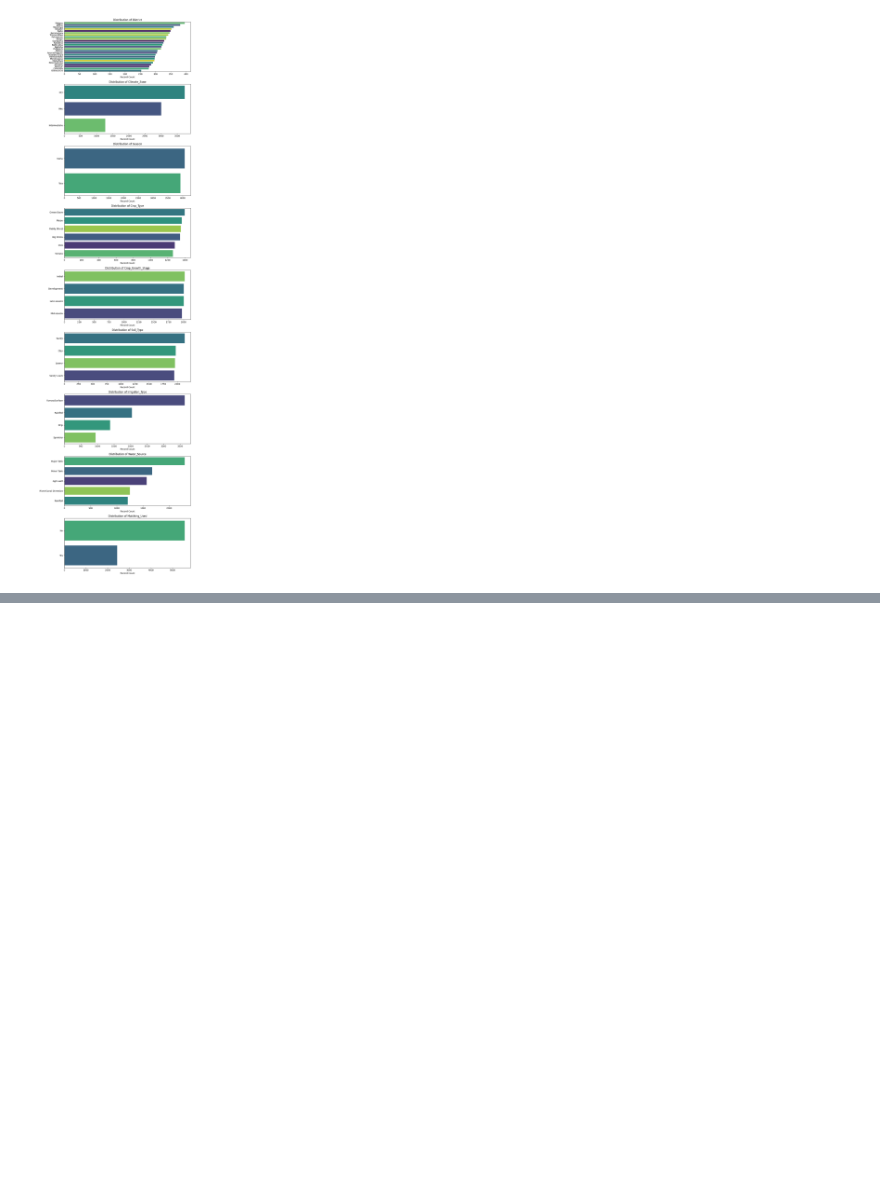
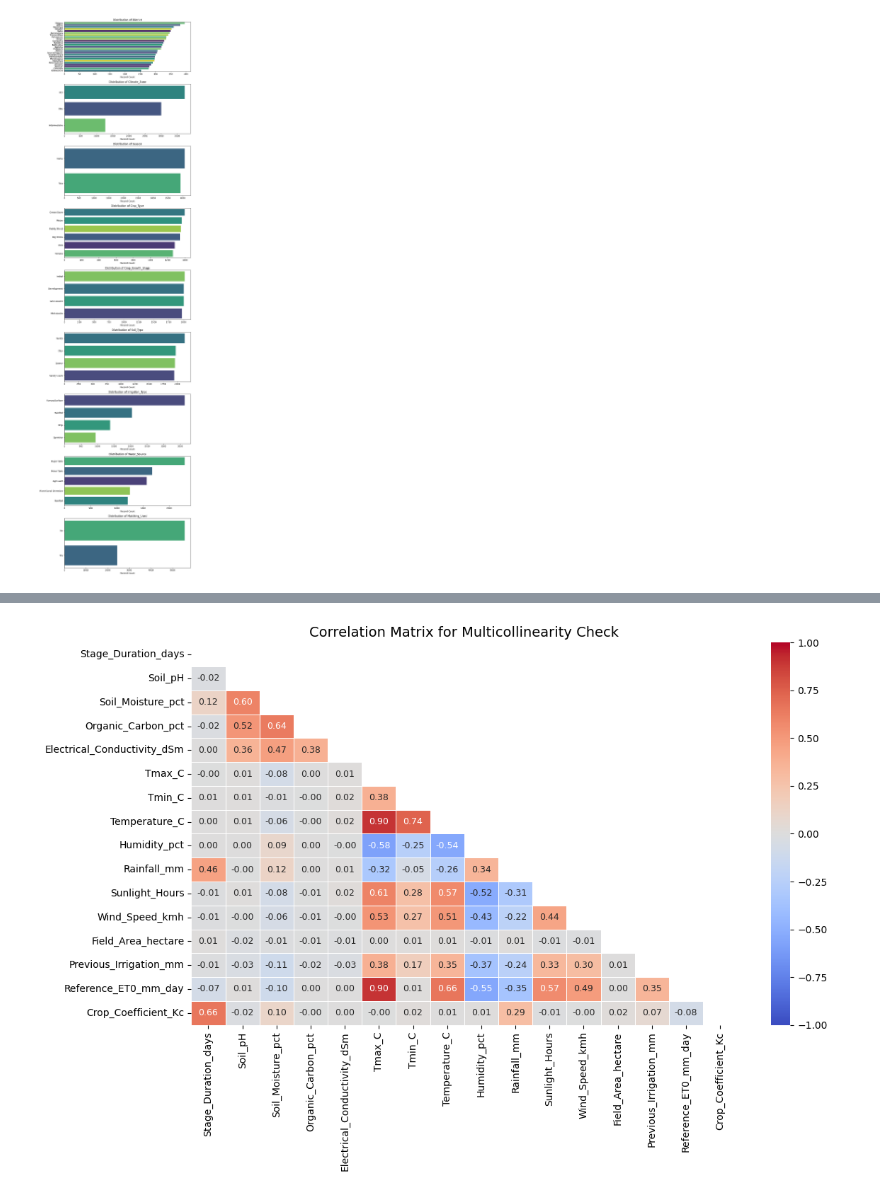
Before and after one commit to ShabeebMhd/Irrigation-water-requirement-prediction, a Jupyter notebook: Preprocessing/Irrigation water requirement prediction.ipynb, the cells around one changed output, grey strips where cells are left out. Cells and saved outputs as stored; diff of their text form; code cells hidden in the pictures; blank space fills up the shorter version.

```diff
--- a/Preprocessing/Irrigation water requirement prediction.ipynb
+++ b/Preprocessing/Irrigation water requirement prediction.ipynb
@@ -423,0 +500,19 @@ plt.show()
+# %%
+from sklearn.preprocessing import StandardScaler
+
+# 1. Initialize the StandardScaler instance
+scaler = StandardScaler()
+
+# 2. FIT & TRANSFORM: Training split conversion
+X_train_scaled = pd.DataFrame(
+    scaler.fit_transform(X_train_encoded),
+    columns=X_train_encoded.columns,
+    index=X_train_encoded.index
+)
+
+# 3. TRANSFORM ONLY: Test split conversion (Prevents Data Leakage)
+X_test_scaled = pd.DataFrame(
+    scaler.transform(X_test_encoded),
+    columns=X_test_encoded.columns,
+    index=X_test_encoded.index
+)
@@ -423,0 +550,45 @@ plt.show()
+# %%
+import numpy as np
+import pandas as pd
+import matplotlib.pyplot as plt
+import seaborn as sns
+from statsmodels.stats.outliers_influence import variance_inflation_factor
+
+# Ensure we ONLY check multicollinearity on numerical features
+# (Using encoded categorical variables will break VIF or cause infinite scores)
+X_train_numerical = X_train_scaled[quan]
+
+# ==========================================
+# 2. METHOD A: VISUAL CORRELATION HEATMAP
+# ==========================================
+plt.figure(figsize=(12, 8))
+corr_matrix = X_train_numerical.corr()
+
+# Create a mask to hide the upper triangle to remove visual clutter
+mask = np.triu(np.ones_like(corr_matrix, dtype=bool))
+
+sns.heatmap(corr_matrix, mask=mask, cmap='coolwarm', vmin=-1, vmax=1,
+            annot=True, fmt='.2f', linewidths=0.5, annot_kws={'size': 9})
+plt.title('Correlation Matrix for Multicollinearity Check', fontsize=14)
+plt.tight_layout()
+plt.show()
+
+# ==========================================
+# 3. METHOD B: STATISTICAL VARIANCE INFLATION FACTOR (VIF)
+# ==========================================
+vif_data = pd.DataFrame()
+vif_data["Feature"] = X_train_numerical.columns
+
+# Calculate VIF score safely for each numerical feature
+vif_data["VIF"] = [
+    variance_inflation_factor(X_train_numerical.values, i)
+    for i in range(X_train_numerical.shape[1])
+]
+
+# Sort features by VIF score in descending order
+vif_data = vif_data.sort_values(by="VIF", ascending=False).reset_index(drop=True)
+
+print("\n--- Variance Inflation Factor (VIF) Scores ---")
+print(vif_data)
+# %% [output]
+[figure, added]
```
Also changed, not shown: parts of 11 cells of this notebook.
